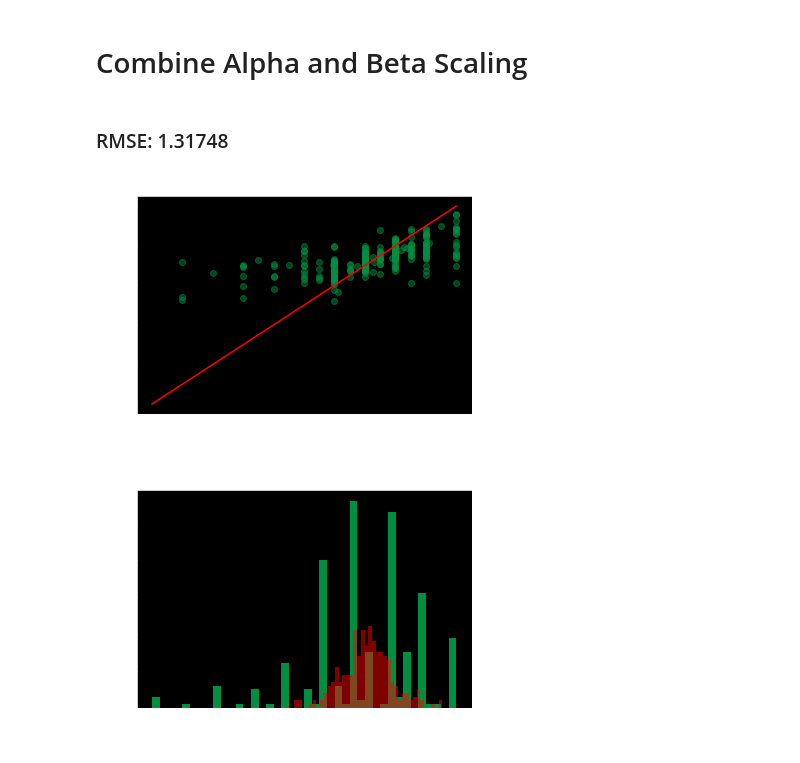
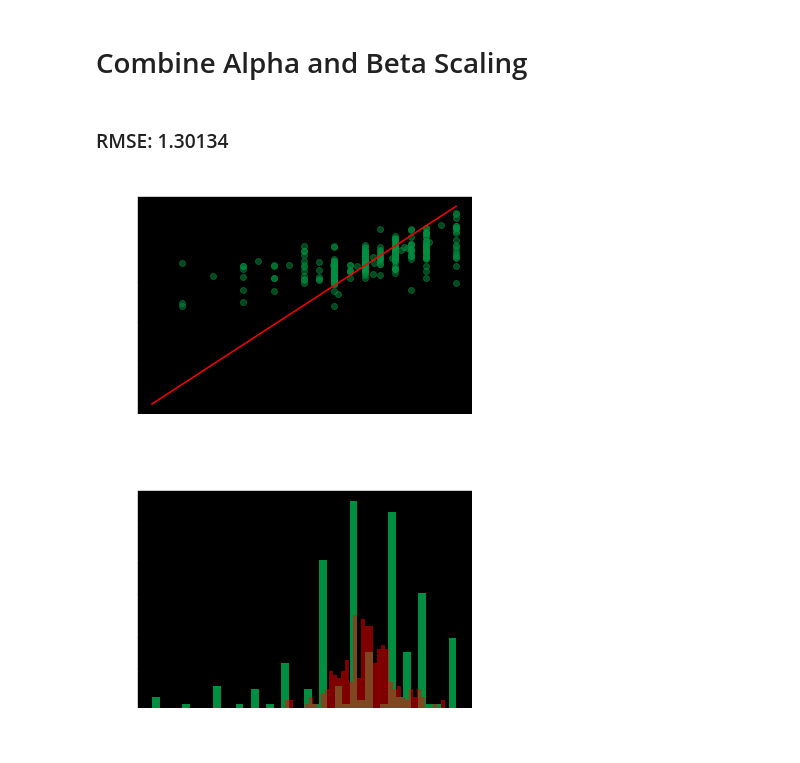
Before and after one commit to garrettseward/boardgame-sentiment, a Jupyter notebook: notebooks/model.ipynb, the cells around one changed output. Saved outputs shown, nothing was run; the diff lists cells and outputs as text; code cells hidden in the pictures.

Commit message:
use optimal values

```diff
--- a/notebooks/model.ipynb
+++ b/notebooks/model.ipynb
@@ -165,18 +165,21 @@ util.plot_results(test, predictions)
 # Combine Alpha and Beta Scaling
 # %%
 multipler = 1000
-power = 1.8
+power = 2
 distance_point = game_reviews.rating.median()
 alpha = multipler * abs(weights - distance_point)**power + 1
 
 dispersion = np.exp(abs(sw.iqr - sw.iqr.max()))
 beta = pd.Series(dispersion.values, index=sw.word).sort_index()
 
+dispersion = 1 - (sw.iqr / sw.iqr.max())
+gamma = pd.Series(dispersion.values, index=sw.word).sort_index()
+
 Qone_scaled = Qone.multiply(alpha*beta, axis=1)
 N_total = train.multiply(alpha*beta, axis=1).sum(axis=1)
 predictions = Qone_scaled.sum(axis=1) / N_total
 util.plot_results(test, predictions)
 # %% [output]
-### RMSE: 1.31748
+### RMSE: 1.30134
-[figure, old version]
+[figure, new version]
-[figure, old version]
+[figure, new version]
```
Also changed, not shown: parts of 2 cells of this notebook.
